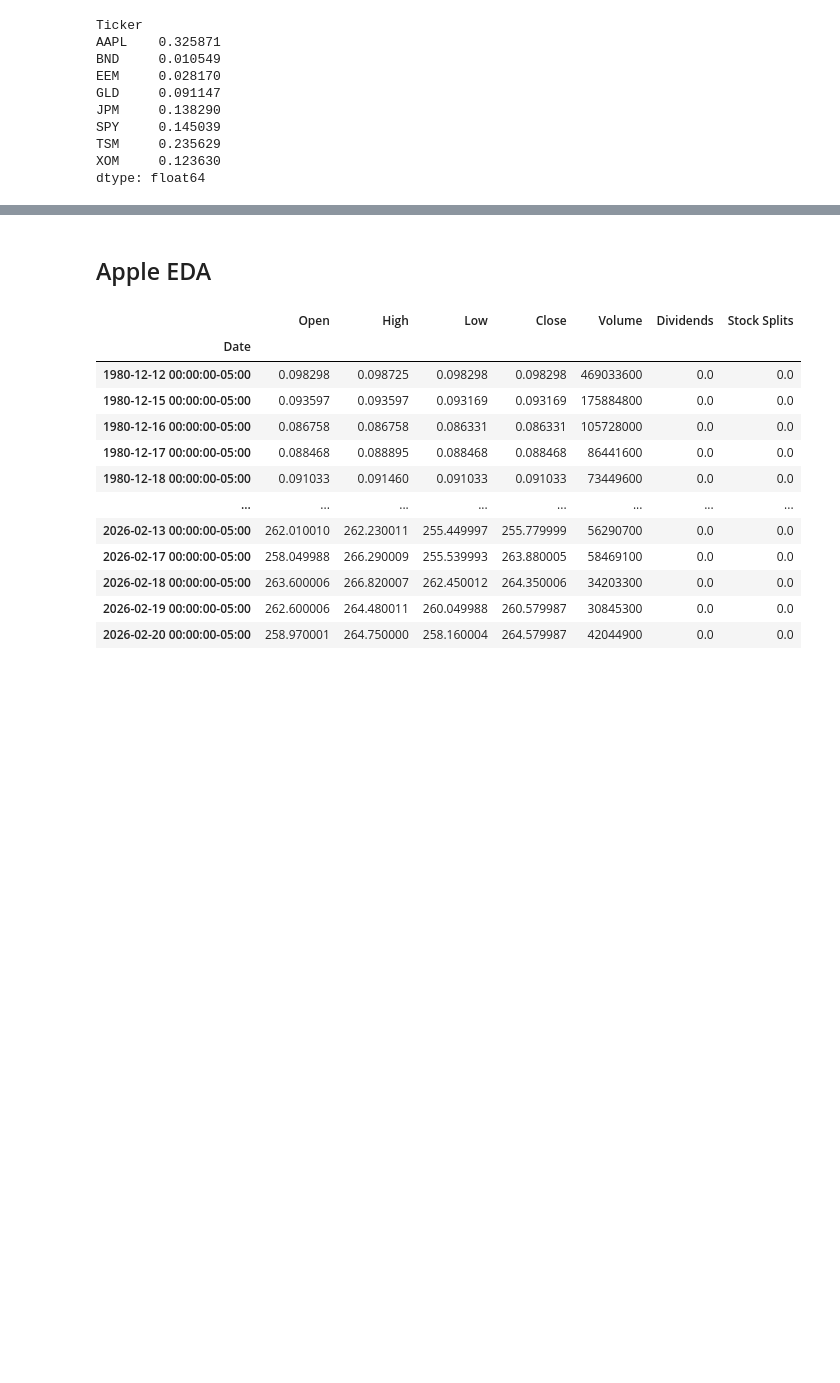
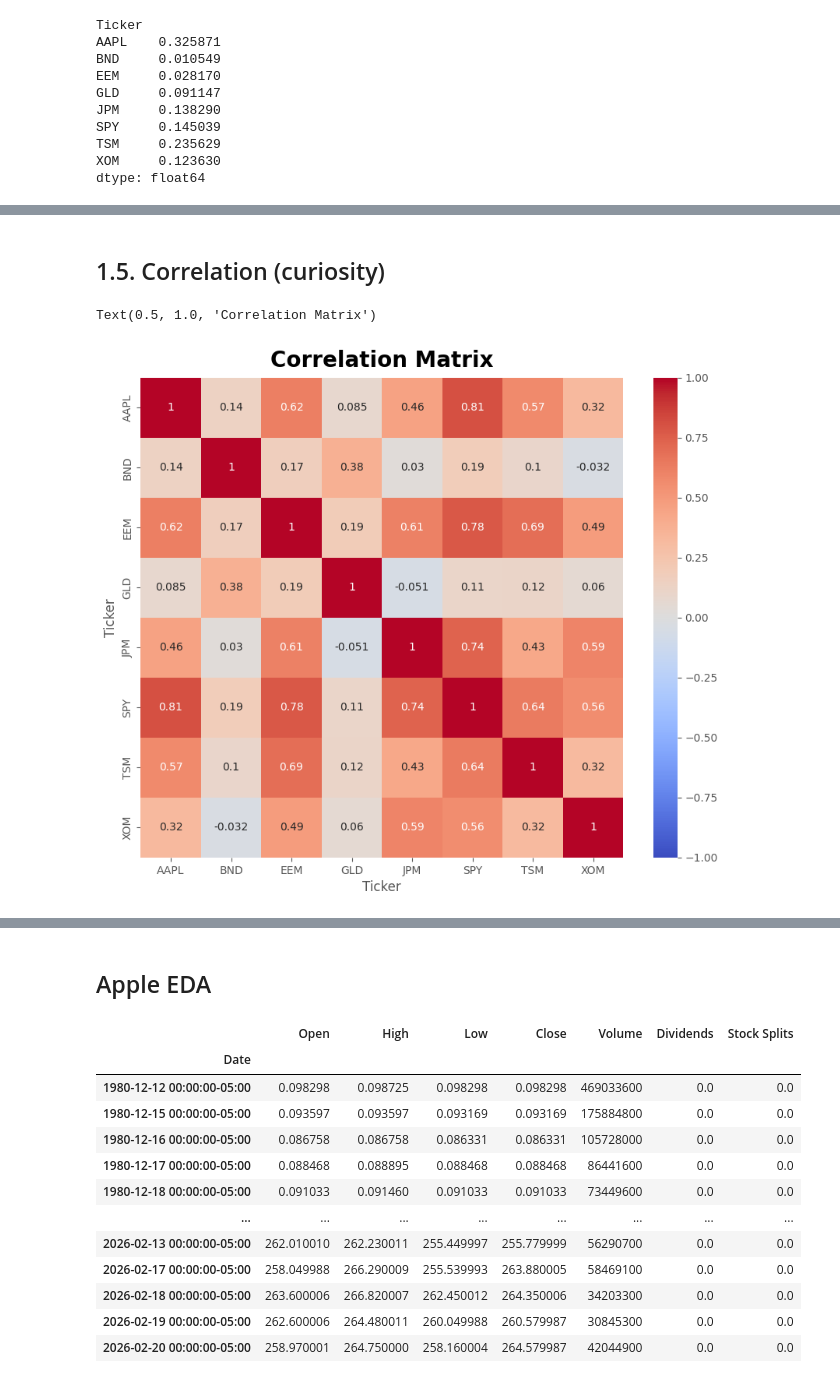
Before and after one commit to szymon-ml/quant-portfolio-analysis, a Jupyter notebook: notebooks/02_importing_data.ipynb, the cells around one changed output, grey strips where cells are left out. Cells and saved outputs as stored; diff of their text form; code cells hidden in the pictures; blank space fills up the shorter version.

Commit message:
correlation matrix created

```diff
--- a/notebooks/02_importing_data.ipynb
+++ b/notebooks/02_importing_data.ipynb
@@ -260,3 +269,14 @@ SPY     0.210828
 TSM     0.355246
 XOM     0.342835
 dtype: float64
+# %% [markdown]
+## 1.5. Correlation (curiosity)
+# %%
+import seaborn as sns
+
+plt.figure(figsize=(10,8))
+sns.heatmap(log_returns.corr(), annot=True, cmap='coolwarm',vmin=-1)
+plt.title('Correlation Matrix', fontsize=20, pad=10, fontweight='demibold')
+# %% [output]
+Text(0.5, 1.0, 'Correlation Matrix')
+[figure, added]
```
Also changed, not shown: parts of 19 cells of this notebook, 1 other file.
